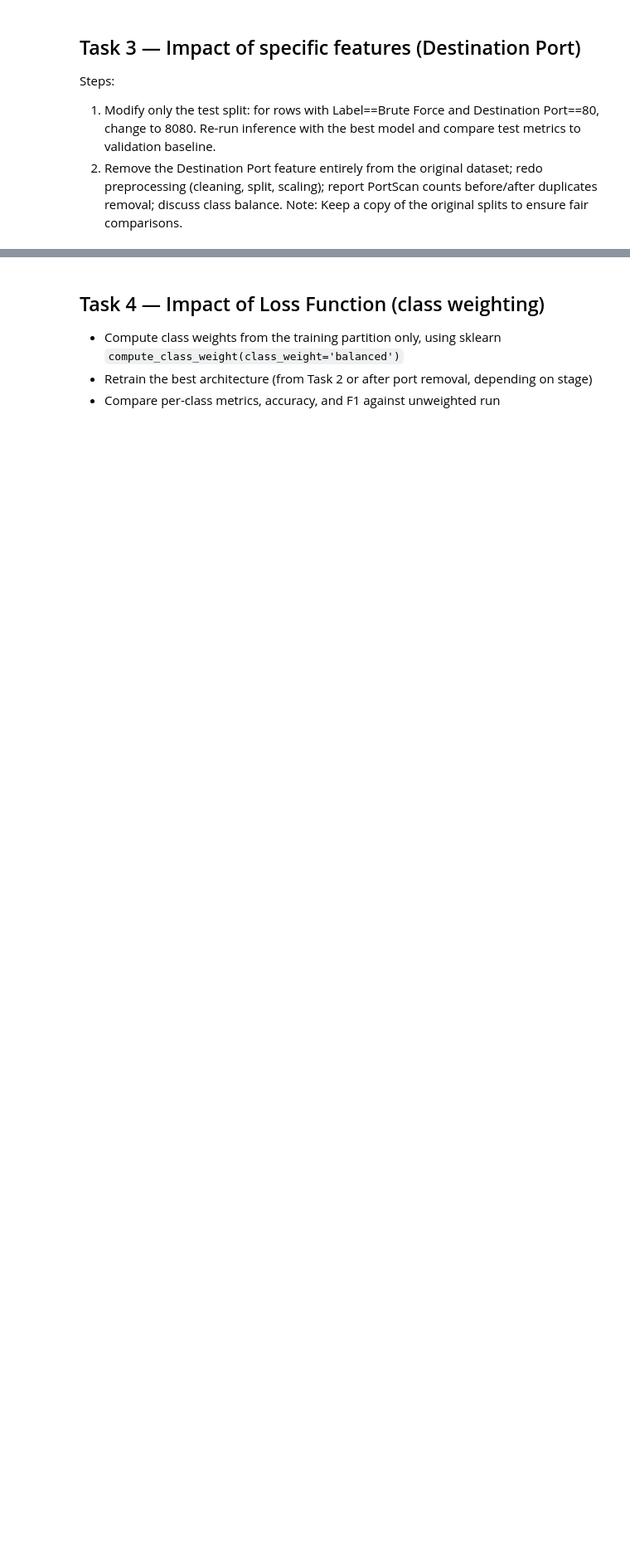
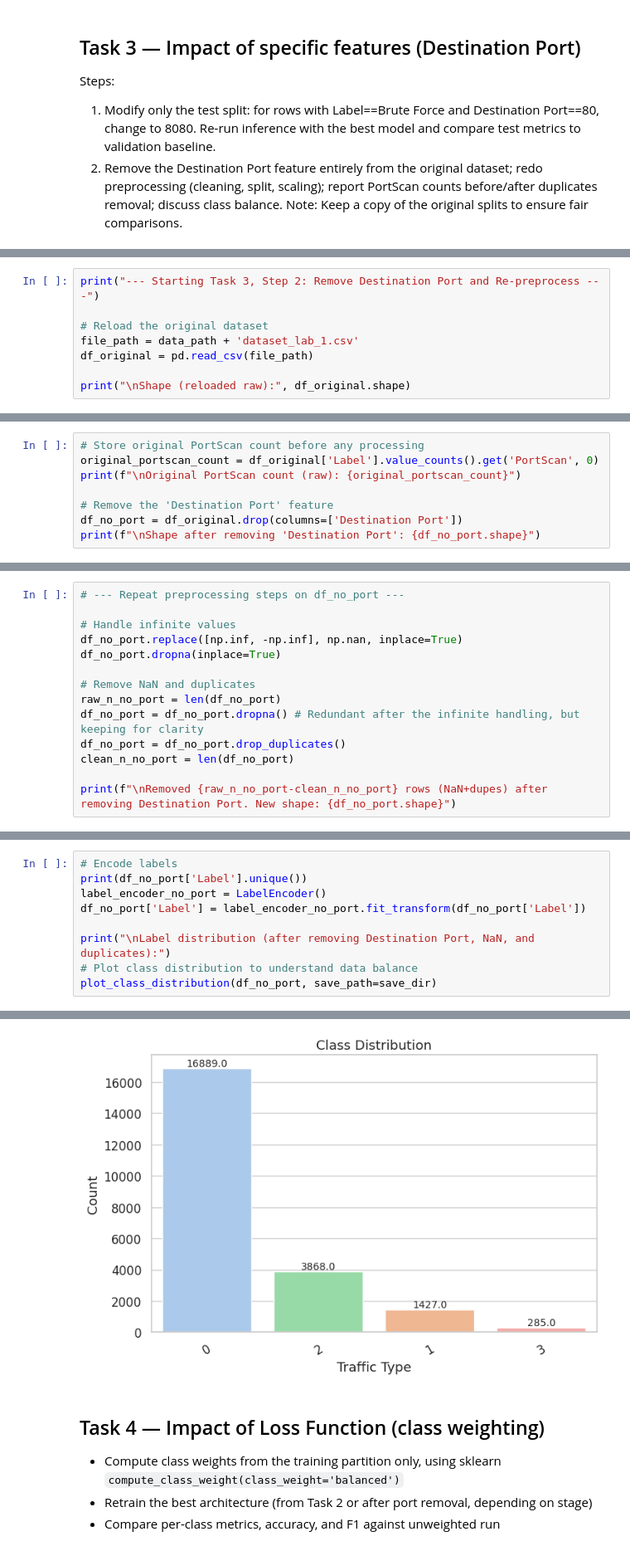
Before and after one commit to AImSecure/Laboratory1, a Jupyter notebook: lab/notebooks/Lab1_FFNN.ipynb, the cells around one changed output, grey strips where cells are left out. Shown at 83% size. Cells and saved outputs as stored; diff of their text form; blank space fills up the shorter version.

Commit message:
Task 3 implementation

```diff
--- a/lab/notebooks/Lab1_FFNN.ipynb
+++ b/lab/notebooks/Lab1_FFNN.ipynb
@@ -915,0 +916,8 @@ else:
+# %%
+print("--- Starting Task 3, Step 2: Remove Destination Port and Re-preprocess ---")
+
+# Reload the original dataset
+file_path = data_path + 'dataset_lab_1.csv'
+df_original = pd.read_csv(file_path)
+
+print("\nShape (reloaded raw):", df_original.shape)
@@ -915,0 +928,8 @@ else:
+# %%
+# Store original PortScan count before any processing
+original_portscan_count = df_original['Label'].value_counts().get('PortScan', 0)
+print(f"\nOriginal PortScan count (raw): {original_portscan_count}")
+
+# Remove the 'Destination Port' feature
+df_no_port = df_original.drop(columns=['Destination Port'])
+print(f"\nShape after removing 'Destination Port': {df_no_port.shape}")
@@ -915,0 +940,14 @@ else:
+# %%
+# --- Repeat preprocessing steps on df_no_port ---
+
+# Handle infinite values
+df_no_port.replace([np.inf, -np.inf], np.nan, inplace=True)
+df_no_port.dropna(inplace=True)
+
+# Remove NaN and duplicates
+raw_n_no_port = len(df_no_port)
+df_no_port = df_no_port.dropna() # Redundant after the infinite handling, but keeping for clarity
+df_no_port = df_no_port.drop_duplicates()
+clean_n_no_port = len(df_no_port)
+
+print(f"\nRemoved {raw_n_no_port-clean_n_no_port} rows (NaN+dupes) after removing Destination Port. New shape: {df_no_port.shape}")
@@ -915,0 +962,10 @@ else:
+# %%
+# Encode labels
+print(df_no_port['Label'].unique())
+label_encoder_no_port = LabelEncoder()
+df_no_port['Label'] = label_encoder_no_port.fit_transform(df_no_port['Label'])
+
+print("\nLabel distribution (after removing Destination Port, NaN, and duplicates):")
+# Plot class distribution to understand data balance
+plot_class_distribution(df_no_port, save_path=save_dir)
+# %% [output]
@@ -916,3 +976,4 @@ else:
+[figure, added]
 # %% [markdown]
 ## Task 4 — Impact of Loss Function (class weighting)
 - Compute class weights from the training partition only, using sklearn `compute_class_weight(class_weight='balanced')`
```
Also changed, not shown: parts of 18 cells of this notebook.
